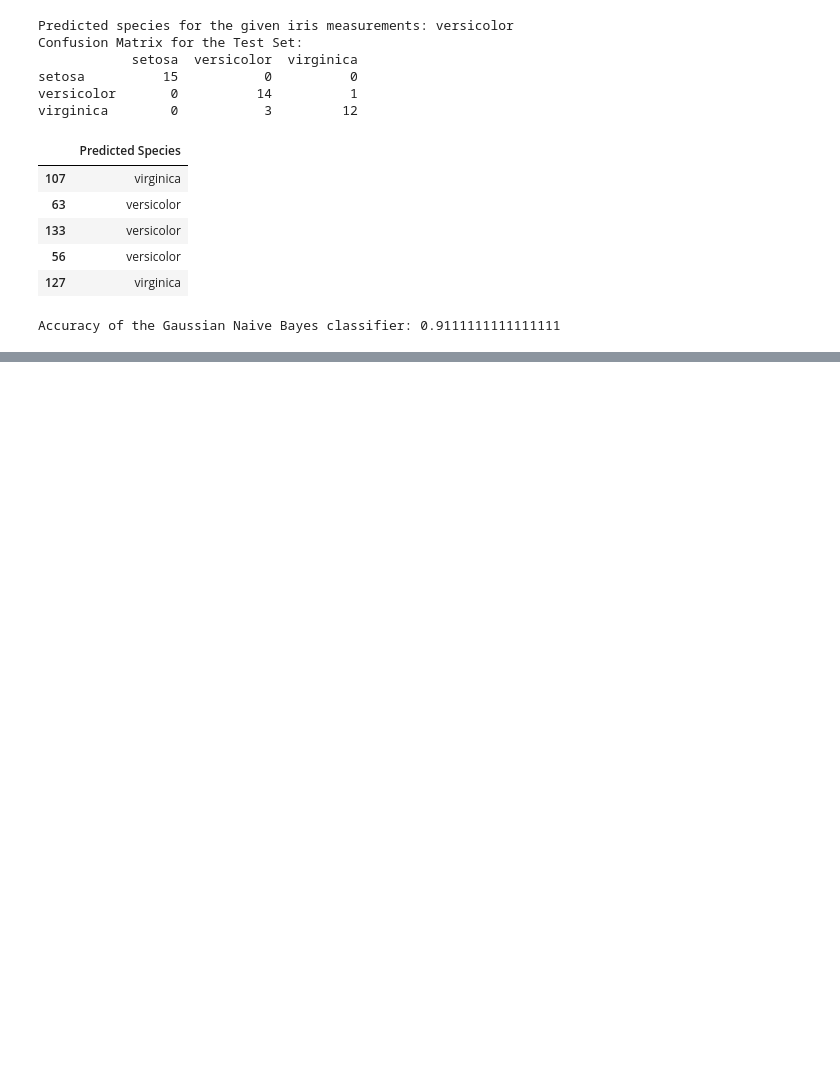
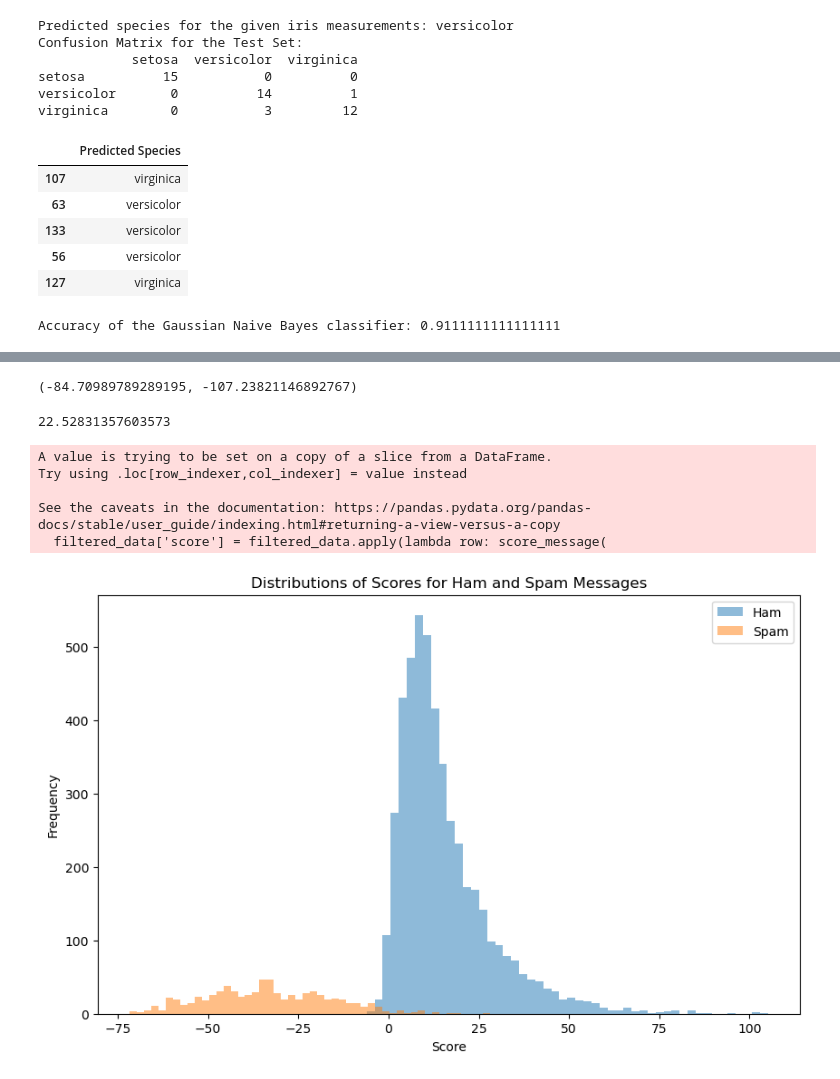
Before and after one commit to giomhern/machine-learning-spring-2024, a Jupyter notebook: week2/homework-notebooks/hw-2.ipynb, the cells around one changed output, grey strips where cells are left out. Drawn from its saved outputs; the diff is of its cells as text; code cells hidden in the pictures; blank space fills up the shorter version.

```diff
--- a/week2/homework-notebooks/hw-2.ipynb
+++ b/week2/homework-notebooks/hw-2.ipynb
@@ -384,0 +414,70 @@ def determine_spam(message: str, storage: dict) -> float:
+# %%
+from math import log
+
+
+def calculate_log_odds(message, freq_dist, total_token_count, vocab_size, alpha=1):
+    message_tokens = message.split()
+    log_odds = 0
+
+    for token in message_tokens:
+        token_probability = (
+            freq_dist[token] + alpha) / (total_token_count + alpha * vocab_size)
+        log_odds += log(token_probability)
+
+    return log_odds
+
+
+vocab_size = len(set(spam_text + ham_text))
+total_spam_tokens = sum(freq_spam.values())
+total_ham_tokens = sum(freq_ham.values())
+
+example_message = "Sorry my roommates took forever, it ok if I come by now?"
+log_odds_ham = calculate_log_odds(
+    example_message, freq_ham, total_ham_tokens, vocab_size)
+log_odds_spam = calculate_log_odds(
+    example_message, freq_spam, total_spam_tokens, vocab_size)
+
+log_odds_ham, log_odds_spam
+# %% [output]
+(-84.70989789289195, -107.23821146892767)
+# %%
+def score_message(message, ham_freq_dist, spam_freq_dist, total_ham_tokens, total_spam_tokens, vocab_size, alpha=1):
+    log_odds_ham = calculate_log_odds(
+        message, ham_freq_dist, total_ham_tokens, vocab_size, alpha)
+    log_odds_spam = calculate_log_odds(
+        message, spam_freq_dist, total_spam_tokens, vocab_size, alpha)
+
+    return log_odds_ham - log_odds_spam
+
+
+message_score = score_message(example_message, freq_ham,
+                              freq_spam, total_ham_tokens, total_spam_tokens, vocab_size)
+
+message_score
+# %% [output]
+22.52831357603573
+# %%
+spam_data['tokens'] = spam_data['Message'].apply(lambda x: x.split())
+spam_data['token_count'] = spam_data['tokens'].apply(len)
+filtered_data = spam_data[spam_data['token_count'] < 75]
+filtered_data['score'] = filtered_data.apply(lambda row: score_message(
+    row['Message'], freq_ham, freq_spam, total_ham_tokens, total_spam_tokens, vocab_size), axis=1)
+
+ham_scores = filtered_data[filtered_data['Category'] == 'ham']['score']
+spam_scores = filtered_data[filtered_data['Category'] == 'spam']['score']
+
+plt.figure(figsize=(10, 6))
+plt.hist(ham_scores, bins=50, alpha=0.5, label='Ham')
+plt.hist(spam_scores, bins=50, alpha=0.5, label='Spam')
+plt.xlabel('Score')
+plt.ylabel('Frequency')
+plt.legend()
+plt.title('Distributions of Scores for Ham and Spam Messages')
+plt.savefig('foo.png', bbox_inches='tight')
+# %% [output]
+A value is trying to be set on a copy of a slice from a DataFrame.
+Try using .loc[row_indexer,col_indexer] = value instead
+
+See the caveats in the documentation: https://pandas.pydata.org/pandas-docs/stable/user_guide/indexing.html#returning-a-view-versus-a-copy
+  filtered_data['score'] = filtered_data.apply(lambda row: score_message(
+[figure, added]
```
Also changed, not shown: parts of 9 cells of this notebook, 2 other files.
